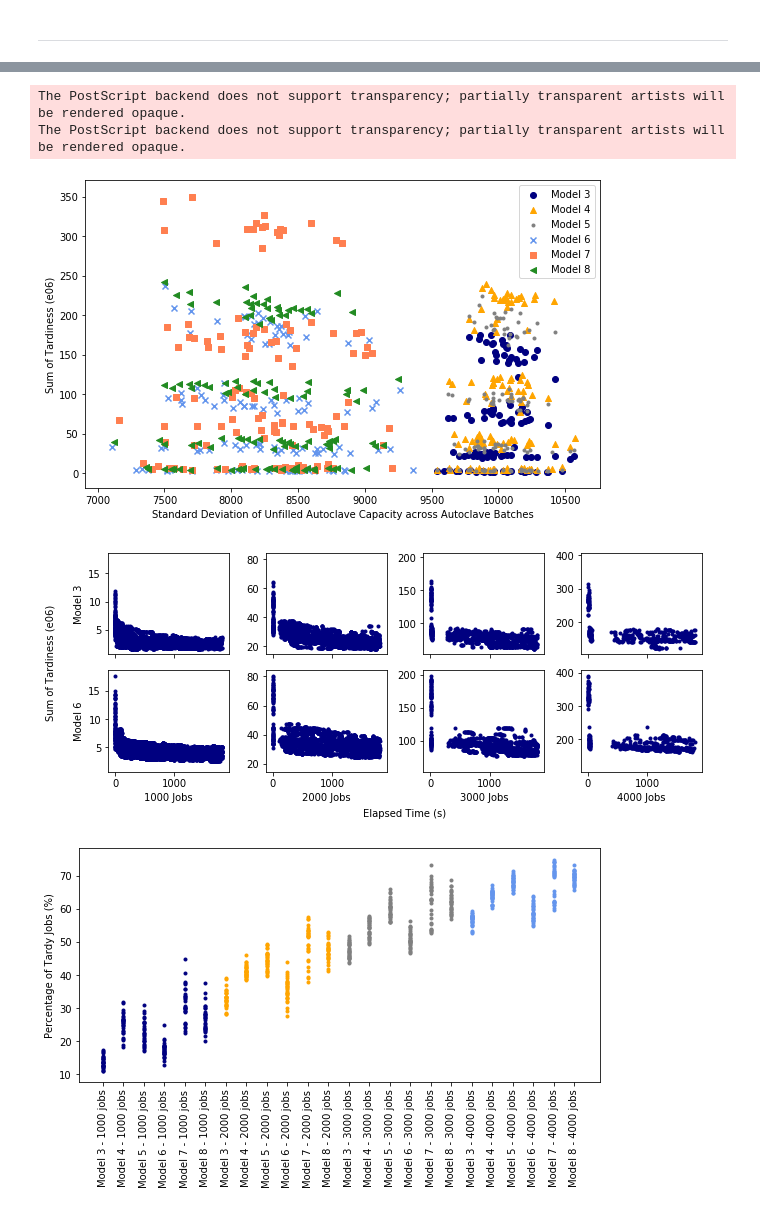
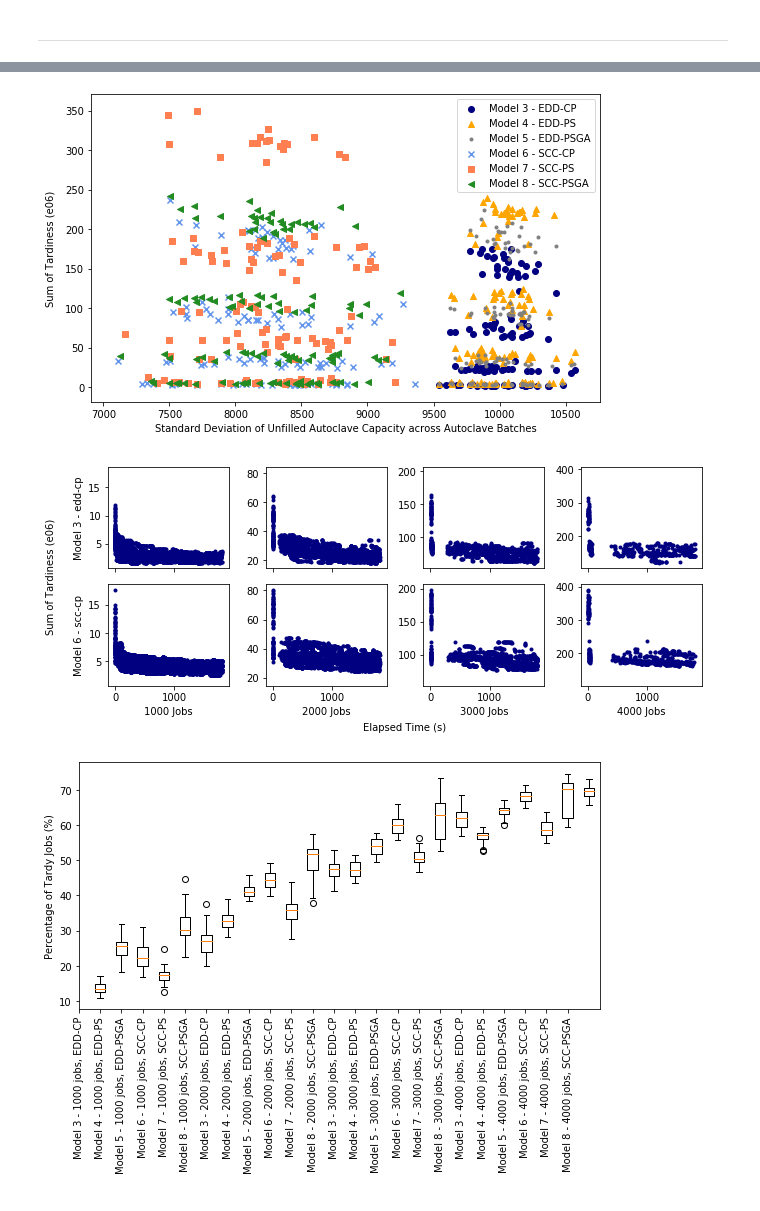
Before and after one commit to tangtan2/scheduling_composites_manufacturing, a Jupyter notebook: data/analytics/experiments_2/visualizations.ipynb, the cells around one changed output, grey strips where cells are left out. Drawn from its saved outputs; the diff is of its cells as text; code cells hidden in the pictures.

```diff
--- a/data/analytics/experiments_2/visualizations.ipynb
+++ b/data/analytics/experiments_2/visualizations.ipynb
@@ -372,7 +368,7 @@ for model in range(3, 9):
                    avg_tardy,
                    width,
                    color=colors[model - 3],
-                   label=f'Model {model}')
+                   label=f'Model {model} - {model_names[model]}')
         else:
             ax.bar(k + x[model - 3],
                    avg_tardy,
@@ -381,9 +377,9 @@ for model in range(3, 9):
 ax.set_xticks([0, 1, 2, 3])
 ax.set_xticklabels(['1000', '2000', '3000', '4000'])
 ax.set_xlabel('Number of Jobs per Instance')
-ax.set_ylabel('Sum of Tardiness (e06)')
+ax.set_ylabel('Sum of Tardiness (e06)', labelpad=10)
 ax.legend()
 fig.tight_layout()
-plt.savefig('ch3_comptardy.eps', format='eps')
+plt.savefig('ch3_comptardy.pdf', format='pdf', bbox_inches='tight')
 plt.show()
 # %% [output]
@@ -393,6 +387,6 @@ The PostScript backend does not support transparency; partially transparent arti
 # %%
 # compare numbins to tardiness for chapter 3
-fig, ax = plt.subplots(figsize=(9, 7))
+fig, ax = plt.subplots(figsize=(10, 6.3))
 params = ['o', '^', '.', 'x', ',', '<']
 for model in range(3, 9):
     for key in chap3_sum[model].keys():
@@ -404,11 +398,11 @@ for model in range(3, 9):
         ax.scatter(numbins,
                    [tardiness[j] / 1000000 for j in range(30)],
                    marker=params[model - 3],
-                   label=f'Model {model} - {key} jobs')
+                   label=f'Model {model} - {key} jobs, {model_names[model]}')
 ax.set_xlabel('Number of Autoclave Batches')
-ax.set_ylabel('Sum of Tardiness (e06)')
-ax.legend(loc='upper center', ncol=4, bbox_to_anchor=(0.48, -0.15))
+ax.set_ylabel('Sum of Tardiness (e06)', labelpad=10)
+ax.legend(loc='lower left', bbox_to_anchor=(1, 0))
 fig.tight_layout()
-plt.savefig('ch3_binstotardy.eps', format='eps')
+plt.savefig('ch3_binstotardy.pdf', format='pdf', bbox_inches='tight')
 plt.show()
 # %% [output]
@@ -435,22 +427,22 @@ for model in range(3, 9):
                           tardiness,
                           marker=params[model - 3],
                           color=colors[model - 3],
-                          label=f'Model {model}')
+                          label=f'Model {model} - {model_names[model]}')
             ax[1].scatter(rsp_stdev,
                           tardiness,
                           marker=params[model - 3],
                           color=colors[model - 3],
-                          label=f'Model {model}')
+                          label=f'Model {model} - {model_names[model]}')
         else:
             ax[0].scatter(rsp_mean, tardiness, marker=params[model - 3], color=colors[model - 3])
             ax[1].scatter(rsp_stdev, tardiness, marker=params[model - 3], color=colors[model - 3])
-ax[0].legend()
+ax[1].legend()
 ax[0].set_xlabel('RSP Difference Mean within Autoclave Batches')
 ax[1].set_xlabel('RSP Difference Standard Deviation within Autoclave Batches')
 fig.add_subplot(111, frameon=False)
 plt.tick_params(labelcolor='none', top=False, bottom=False, left=False, right=False)
-plt.ylabel('Sum of Tardiness (e06)')
+plt.ylabel('Sum of Tardiness (e06)', labelpad=10)
 fig.tight_layout()
-plt.savefig('ch3_rspdistrib.eps', format='eps')
+plt.savefig('ch3_rspdistrib.pdf', format='pdf', bbox_inches='tight')
 plt.show()
 # %% [output]
@@ -475,22 +465,20 @@ for model in range(3, 9):
                        tardiness,
                        marker=params[model - 3],
                        color=colors[model - 3],
-                       label=f'Model {model}')
+                       label=f'Model {model} - {model_names[model]}')
         else:
             ax.scatter(unfill_stdev,
                        tardiness,
                        marker=params[model - 3],
                        color=colors[model - 3])
 ax.set_xlabel('Standard Deviation of Unfilled Autoclave Capacity across Autoclave Batches')
-ax.set_ylabel('Sum of Tardiness (e06)')
+ax.set_ylabel('Sum of Tardiness (e06)', labelpad=10)
 ax.legend()
 fig.tight_layout()
-plt.savefig('ch3_unfillcap.eps', format='eps')
+plt.savefig('ch3_unfillcap.pdf', format='pdf', bbox_inches='tight')
 plt.show()
 # %% [output]
-The PostScript backend does not support transparency; partially transparent artists will be rendered opaque.
-The PostScript backend does not support transparency; partially transparent artists will be rendered opaque.
-[figure, old version]
+[figure, new version]
 # %%
 # extract schedule quality over time pattern for CP sched for models 3 to 5
 fig, ax = plt.subplots(2, 4, figsize=(10, 4.5), sharex='all', sharey='col')
@@ -507,41 +495,40 @@ ax[1][0].set_xlabel('1000 Jobs')
 ax[1][1].set_xlabel('2000 Jobs')
 ax[1][2].set_xlabel('3000 Jobs')
 ax[1][3].set_xlabel('4000 Jobs')
-ax[0][0].set_ylabel('Model 3')
-ax[1][0].set_ylabel('Model 6')
+ax[0][0].set_ylabel('Model 3 - edd-cp')
+ax[1][0].set_ylabel('Model 6 - scc-cp')
 plt.xlabel('Elapsed Time (s)', labelpad=20)
 plt.ylabel('Sum of Tardiness (e06)', labelpad=30)
 fig.tight_layout()
-plt.savefig('ch3_qualovertime.eps', format='eps')
+plt.savefig('ch3_qualovertime.pdf', format='pdf', bbox_inches='tight')
 plt.show()
 # %% [output]
-[figure, old version]
+[figure, new version]
 # %%
 # compare the percentage of tardy jobs across techniques for chapter 3
-fig, ax = plt.subplots(figsize=(8, 5))
+fig, ax = plt.subplots(figsize=(8, 6))
 x = 0
 colors = ['navy', 'orange', 'grey', 'cornflowerblue']
 xticks = []
+data = []
 for k, key in enumerate(chap3_sum[8].keys()):
     for model in range(3, 9):
         percent_tardy = []
         for i in range(30):
             percent_tardy.append(np.count_nonzero(chap3_instances[model]['job_results'][key][i]['job_tardiness']) /
                                  key * 100)
-        ax.scatter([x] * len(percent_tardy),
-                   percent_tardy,
-                   marker='.',
-                   color=colors[k])
-        xticks.append(f'Model {model} - {key} jobs')
+        data.append(percent_tardy)
+        xticks.append(f'Model {model} - {key} jobs, {model_names[model]}')
         x = x + 1
+ax.boxplot(data)
 ax.set_ylabel('Percentage of Tardy Jobs (%)')
 ax.set_xticks([0, 1, 2, 3, 4, 5, 6, 7, 8, 9, 10, 11, 12, 13, 14, 15, 16, 17, 18, 19, 20, 21, 22, 23])
 ax.set_xticklabels(xticks, rotation='vertical')
 fig.tight_layout()
-plt.savefig('ch3_percenttardy.eps', format='eps')
+plt.savefig('ch3_percenttardy.pdf', format='pdf', bbox_inches='tight')
 plt.show()
 # %% [output]
-[figure, old version]
+[figure, new version]
 # %%
 # compare lag time between stages for each job for chapter 3
 fig, ax = plt.subplots(6, 4, figsize=(11, 11), sharex=True, sharey=True)
```
Also changed, not shown: parts of 16 cells of this notebook, 12 other files.
